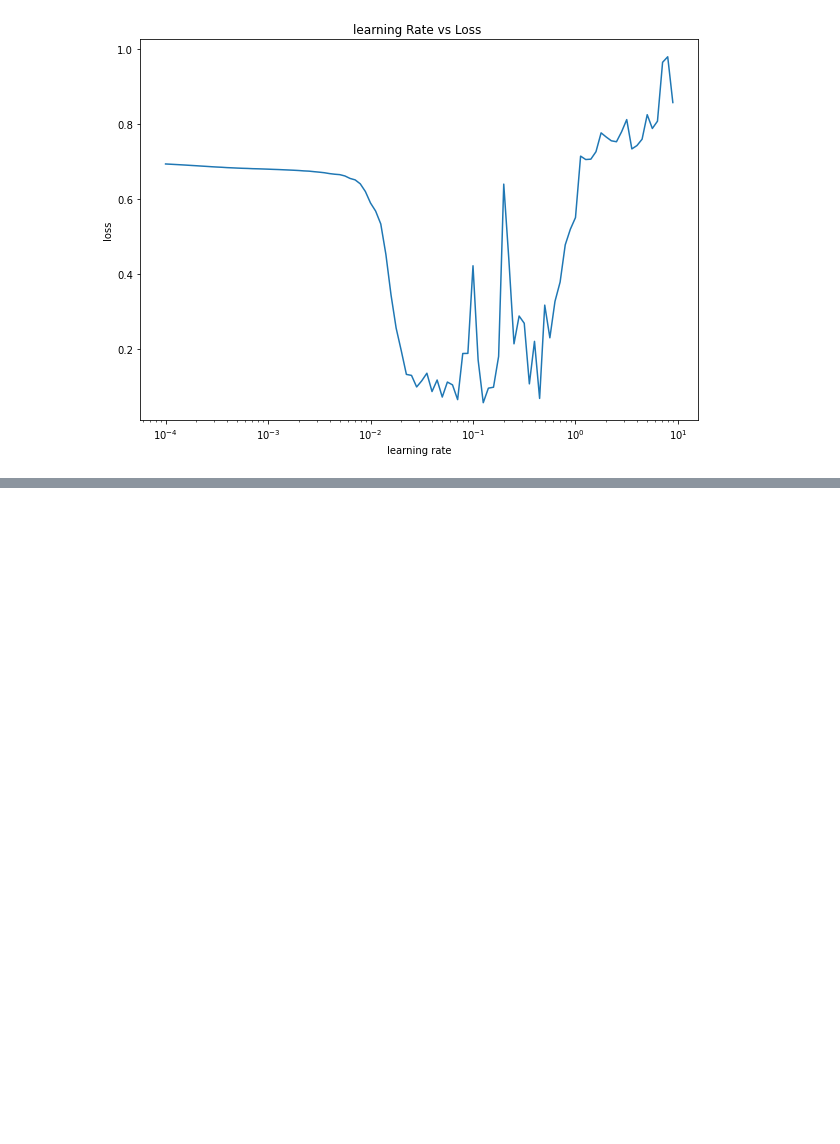
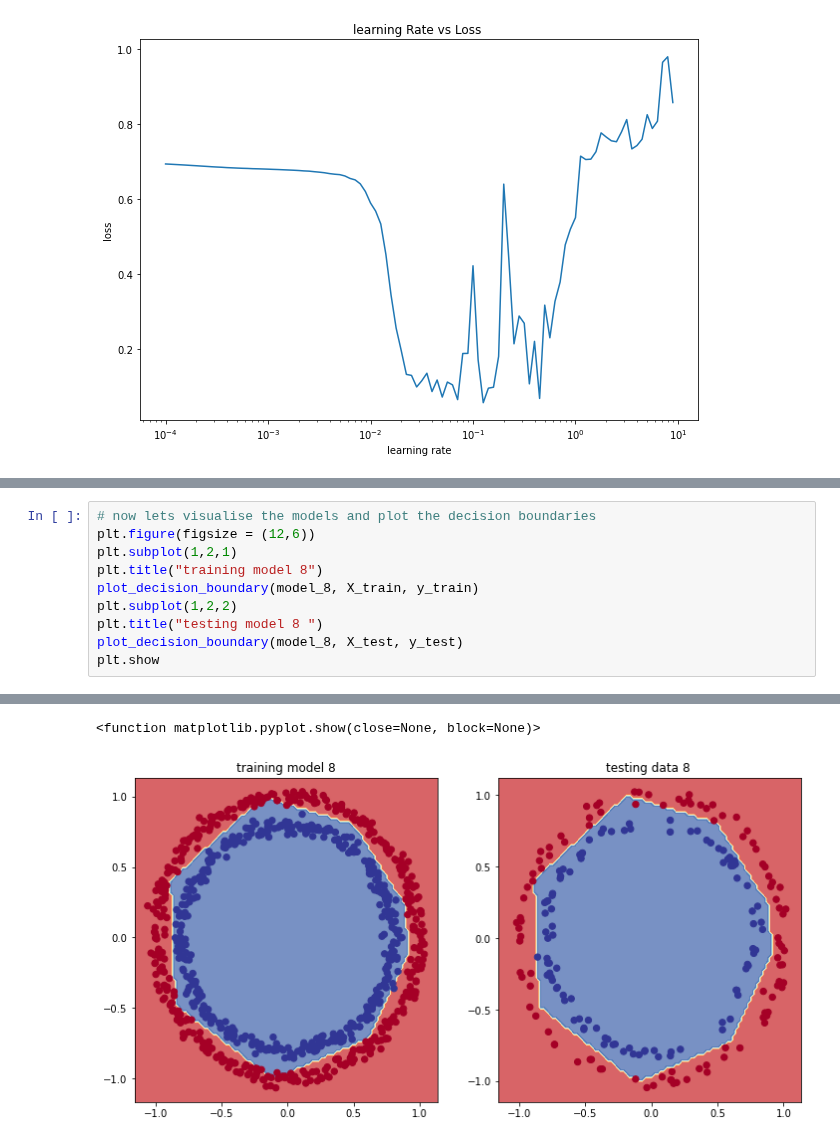
Before and after one commit to Janadhi14/tensorflow-test, a Jupyter notebook: Classification.ipynb, the cells around one changed output, grey strips where cells are left out. Cells and saved outputs as stored; diff of their text form; blank space fills up the shorter version.

```diff
--- a/Classification.ipynb
+++ b/Classification.ipynb
@@ -845,0 +906,11 @@ Epoch 20/20
+# %%
+# now lets visualise the models and plot the decision boundaries
+plt.figure(figsize = (12,6))
+plt.subplot(1,2,1)
+plt.title("training model 8")
+plot_decision_boundary(model_8, X_train, y_train)
+plt.subplot(1,2,2)
+plt.title("testing model 8 ")
+plot_decision_boundary(model_8, X_test, y_test)
+plt.show
+# %% [output]
@@ -845,0 +921,2 @@ Epoch 20/20
+<function matplotlib.pyplot.show(close=None, block=None)>
+[figure, added]
```
Also changed, not shown: parts of 21 cells of this notebook.
